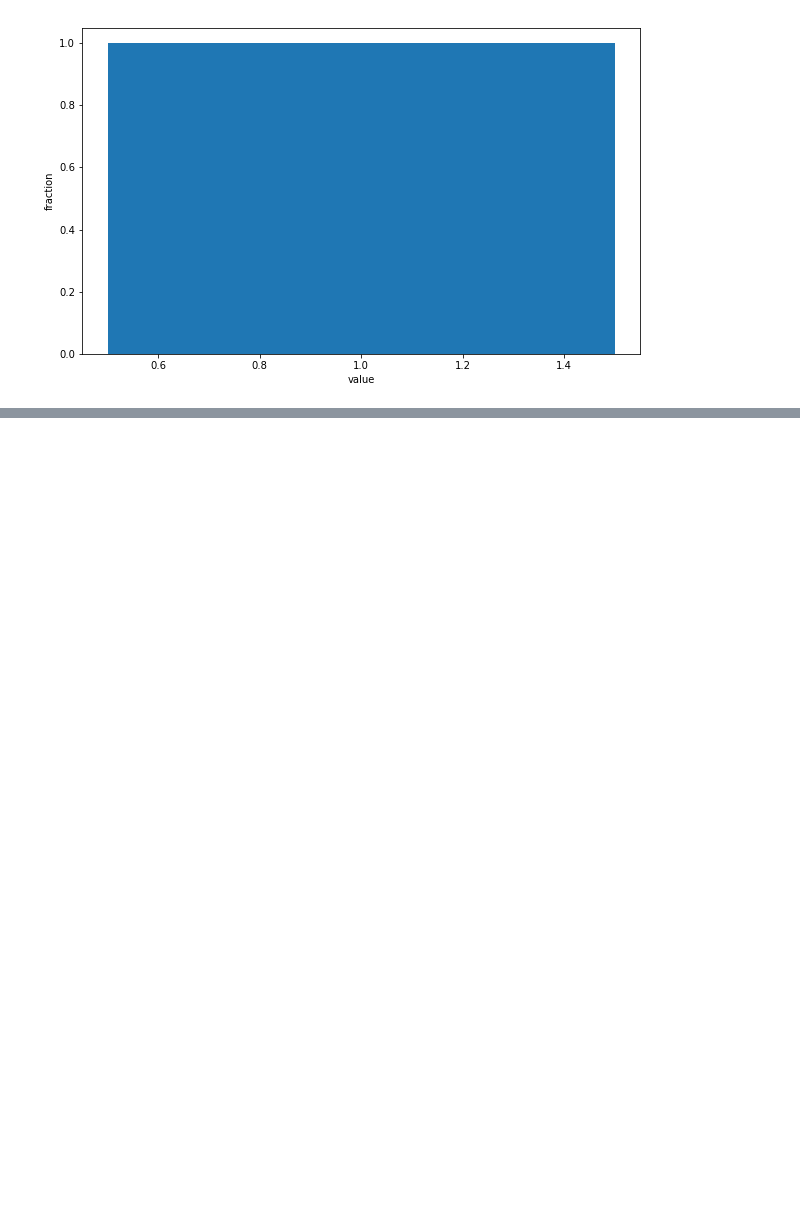
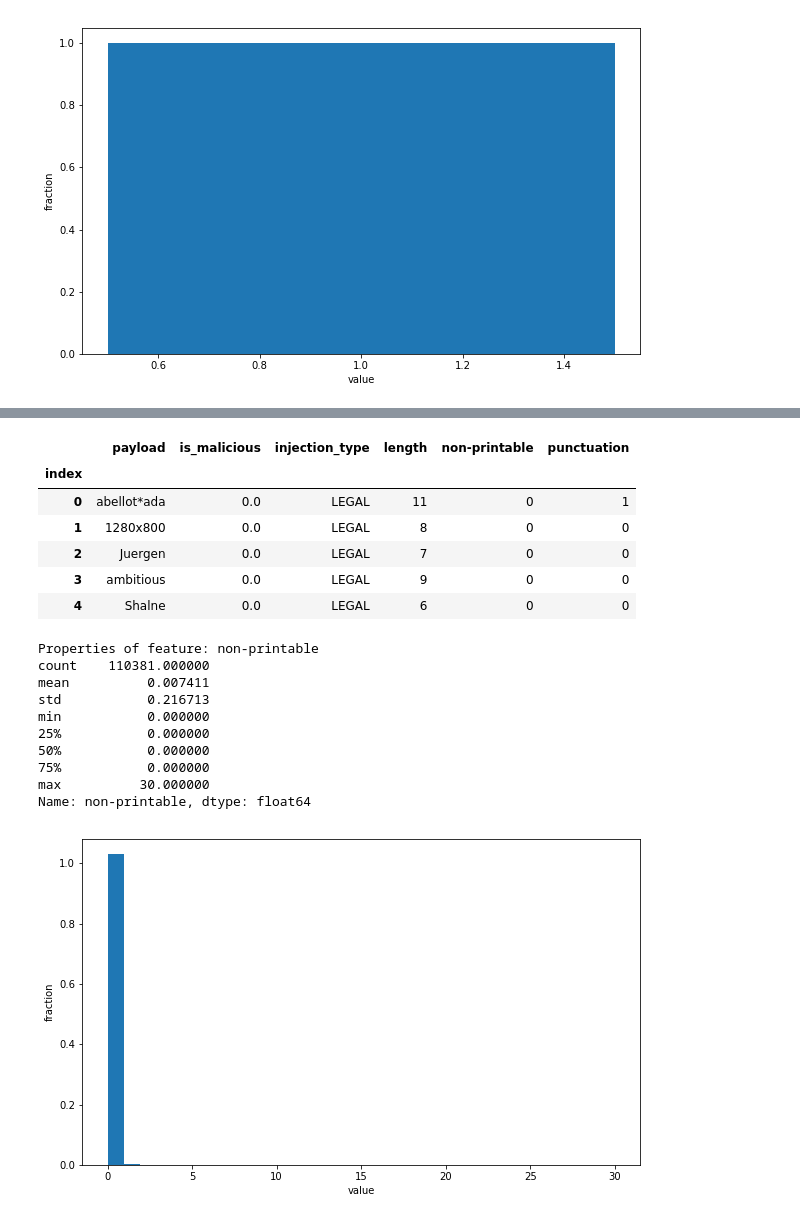
Before and after one commit to grananqvist/Machine-Learning-Web-Application-Firewall-and-Dataset, a Jupyter notebook: Data_analysis.ipynb, the cells around one changed output, grey strips where cells are left out. Saved outputs shown, nothing was run; the diff lists cells and outputs as text; code cells hidden in the pictures; blank space fills up the shorter version.

```diff
--- a/Data_analysis.ipynb
+++ b/Data_analysis.ipynb
@@ -114,3 +115,46 @@ min           1.000000
 max        3024.000000
 Name: length, dtype: float64
 [figure]
+# %%
+def number_of_printable_chars(payload):
+    import string
+    occurences = 0
+    for letter in payload:
+        if letter in string.printable:
+            occurences = occurences + 1
+    return occurences
+
+def create_feature_non_printable_characters(payloads):
+
+    '''
+    Feature
+    Number of non printable characthers within payload
+    '''
+
+    payloads['non-printable'] = [ len([1 for letter in str(row) if letter not in string.printable]) for row in payloads['payload']]
+    return payloads
+
+
+create_feature_non_printable_characters(payloads)
+display(payloads.head())
+
+plot_feature_distribution(payloads['non-printable'])
+# %% [output]
+|  | payload | is_malicious | injection_type | length | non-printable | punctuation |
+| index |  |  |  |  |  |  |
+| 0 | abellot*ada | 0.0 | LEGAL | 11 | 0 | 1 |
+| 1 | 1280x800 | 0.0 | LEGAL | 8 | 0 | 0 |
+| 2 | Juergen | 0.0 | LEGAL | 7 | 0 | 0 |
+| 3 | ambitious | 0.0 | LEGAL | 9 | 0 | 0 |
+| 4 | Shalne | 0.0 | LEGAL | 6 | 0 | 0 |
+Properties of feature: non-printable
+count    110381.000000
+mean          0.007411
+std           0.216713
+min           0.000000
+25%           0.000000
+50%           0.000000
+75%           0.000000
+max          30.000000
+Name: non-printable, dtype: float64
+[figure, added]
```
Also changed, not shown: parts of 3 cells of this notebook.
